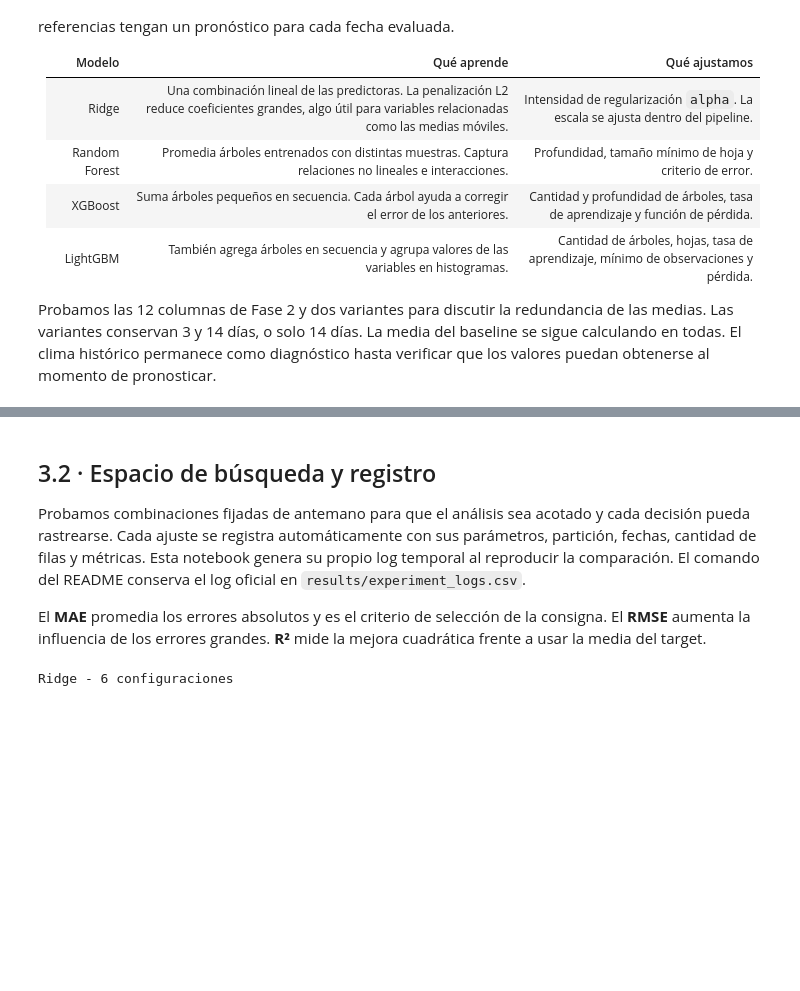
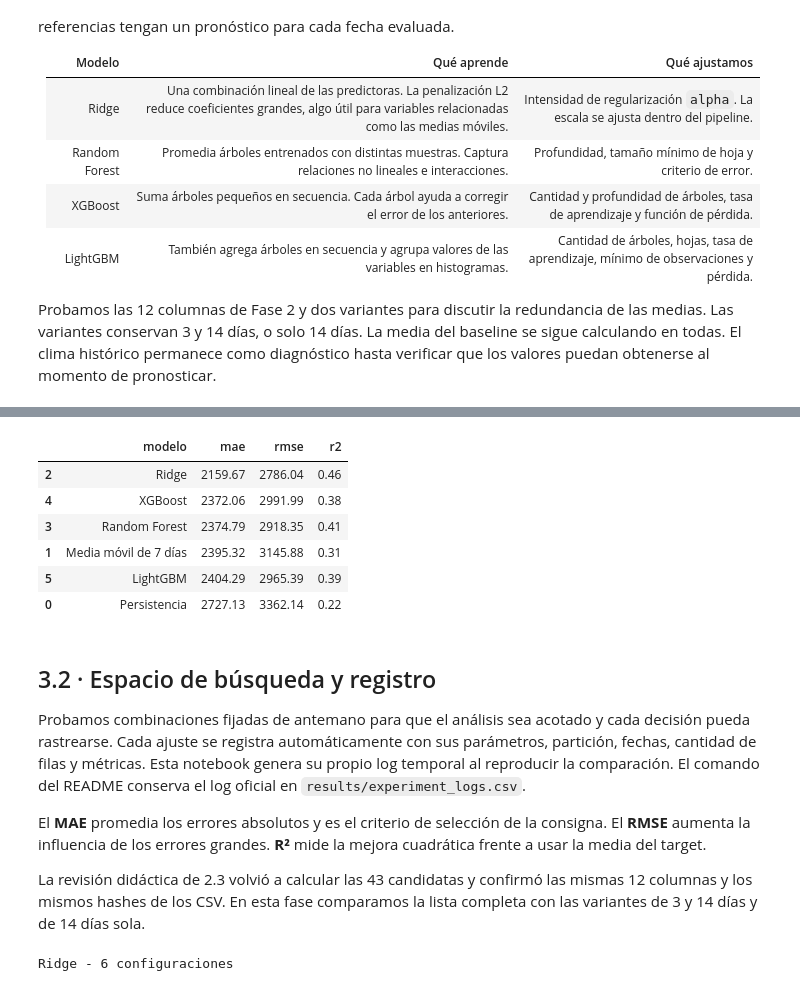
Before and after one commit to s4nt1lu1/tp-final-datos-ii, a Jupyter notebook: notebooks/modelado.ipynb, the cells around one changed output, grey strips where cells are left out. Drawn from its saved outputs; the diff is of its cells as text; code cells hidden in the pictures; blank space fills up the shorter version.

Commit message:
docs(modeling): ejecuta los baselines y modelos en la sección 3.1

```diff
--- a/notebooks/modelado.ipynb
+++ b/notebooks/modelado.ipynb
@@ -46,9 +86,43 @@ Probamos las 12 columnas de Fase 2 y dos variantes para discutir la redundancia
+# %%
+filas_iniciales = []  # Guarda las métricas de las cuatro configuraciones iniciales.
+fecha_corrida = datetime.now(timezone.utc).isoformat()  # Identifica la ejecución del ejemplo.
+
+with TemporaryDirectory(prefix="tpf-primera-comparacion-") as carpeta:  # Aísla el registro del ejemplo.
+    ruta_log_inicial = Path(carpeta) / "experimentos_3_1.csv"  # Crea un CSV temporal para esta sección.
+    for fila in filas_baseline:  # Registra primero los dos baselines recién calculados.
+        metricas_baseline = {clave: fila[clave] for clave in ["mae", "rmse", "r2"]}  # Copia sus métricas.
+        registrar(ruta_log_inicial, "baseline", fila["modelo"], "", {}, "validation", 0,
+                  val.index, metricas_baseline, fecha_corrida)  # Guarda las fechas y la cobertura.
+
+    for nombre, configuraciones in BUSQUEDA.items():  # Recorre Ridge, Random Forest, XGBoost y LightGBM.
+        parametros = configuraciones[0]  # Toma una configuración por familia para el ejemplo.
+        modelo = crear_modelo(nombre, parametros)  # Construye el modelo con la semilla fijada.
+        modelo.fit(X_train, y_train)  # Aprende solo con Train.
+        prediccion = modelo.predict(X_val)  # Pronostica las mismas fechas que los dos baselines.
+        metricas_modelo = medir(y_val, prediccion)  # Calcula MAE, RMSE y R².
+        registrar(ruta_log_inicial, "candidato", nombre, "Fase 2 completa", parametros, "validation",
+                  len(train), val.index, metricas_modelo, fecha_corrida)  # Registra el resultado del ajuste.
+        filas_iniciales.append({"modelo": nombre, **metricas_modelo})  # Agrega la fila para la tabla.
+    assert len(pd.read_csv(ruta_log_inicial)) == 6  # Comprueba dos baselines y cuatro ajustes registrados.
+
+tabla_inicial = pd.DataFrame(filas_baseline + filas_iniciales)  # Junta las seis filas de 3.1.
+display(tabla_inicial.sort_values("mae").round(2))  # Compara por MAE en Validation.
+# %% [output]
+|  | modelo | mae | rmse | r2 |
+| 2 | Ridge | 2159.67 | 2786.04 | 0.46 |
+| 4 | XGBoost | 2372.06 | 2991.99 | 0.38 |
+| 3 | Random Forest | 2374.79 | 2918.35 | 0.41 |
+| 1 | Media móvil de 7 días | 2395.32 | 3145.88 | 0.31 |
+| 5 | LightGBM | 2404.29 | 2965.39 | 0.39 |
+| 0 | Persistencia | 2727.13 | 3362.14 | 0.22 |
 # %% [markdown]
 ## 3.2 · Espacio de búsqueda y registro
 
 Probamos combinaciones fijadas de antemano para que el análisis sea acotado y cada decisión pueda rastrearse. Cada ajuste se registra automáticamente con sus parámetros, partición, fechas, cantidad de filas y métricas. Esta notebook genera su propio log temporal al reproducir la comparación. El comando del README conserva el log oficial en `results/experiment_logs.csv`.
 
 El **MAE** promedia los errores absolutos y es el criterio de selección de la consigna. El **RMSE** aumenta la influencia de los errores grandes. **R²** mide la mejora cuadrática frente a usar la media del target.
+
+La revisión didáctica de 2.3 volvió a calcular las 43 candidatas y confirmó las mismas 12 columnas y los mismos hashes de los CSV. En esta fase comparamos la lista completa con las variantes de 3 y 14 días y de 14 días sola.
 # %%
 for familia, configuraciones in BUSQUEDA.items():  # Recorre el espacio de cada familia.
     print(familia, "-", len(configuraciones), "configuraciones")  # Resume el tamaño de búsqueda.
```
Also changed, not shown: parts of 5 cells of this notebook, 1 other file.
